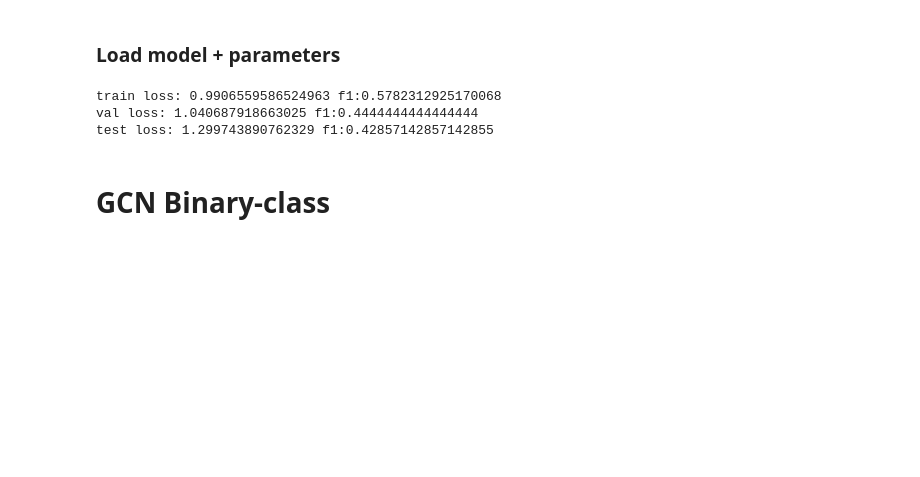
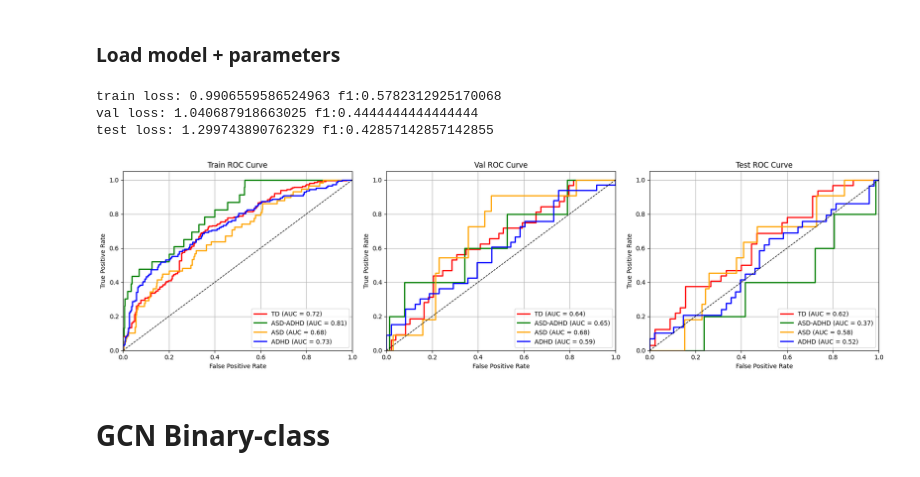
Before and after one commit to malt1114/Thesis_Neurodiversity, a Jupyter notebook: hpc/model training/Evaluation.ipynb, the cells around one changed output. Saved outputs shown, nothing was run; the diff lists cells and outputs as text; code cells hidden in the pictures; blank space fills up the shorter version.

Commit message:
graphs

```diff
--- a/hpc/model training/Evaluation.ipynb
+++ b/hpc/model training/Evaluation.ipynb
@@ -16,7 +21,11 @@ def make_interference(data, model, loss_name, loss_func):
     for batch in data:
         x, edge_index, edge_weight, structure = batch.x, batch.edge_index, batch.edge_attr, batch.batch
         y_hat = model.forward(x, edge_index, edge_weight, structure)
-        y_score += y_hat.tolist()
+
+        if loss_name != 'BCE':
+            y_score += y_hat.exp().tolist()
+        else:
+            y_score += y_hat.tolist()
 
         y = batch.y
         if loss_name == 'BCE':
@@ -85,27 +133,32 @@ test_loader = DataLoader(test_data,
 # %%
 gcn_multi_model = GCN(in_ = gcn_multi['num_of_features']['value'],
                       out_ = gcn_multi['num_of_classes']['value'],
                       layer_1_out = gcn_multi['hidden_channels_1']['value'],
                       dropout_rate = gcn_multi['dropout']['value'],
                       activation_ = gcn_multi['activation']['value'],
                       pool_ = gcn_multi['pool']['value'],
                       norm_ = gcn_multi['layer_norm']['value'],
                       out_func_ = gcn_multi['loss_name']['value'],
                       random_seed = gcn_multi['random_seed']['value'])
 gcn_multi_model.load_state_dict(torch.load("saved_models/GCN_Multi_absolute_weights_434.pt", weights_only=True, map_location=torch.device('cpu')))
 gcn_multi_model.eval()
 loss_func = get_loss_function(gcn_multi['loss_name']['value'])
 
-for n, d in [('train', train_loader), ('val', val_loader), ('test', test_loader)]:
-    l, f1 = make_interference(data = d,
-                          model = gcn_multi_model,
-                          loss_name = gcn_multi['loss_name']['value'],
-                          loss_func = loss_func)
+roc_curve_data = {}
+for n, d in [('train', train_loader),('val', val_loader), ('test', test_loader)]:
+    l, f1, y_score, y = make_interference(data = d,
+                                            model = gcn_multi_model,
+                                            loss_name = gcn_multi['loss_name']['value'],
+                                            loss_func = loss_func)
     print(f"{n} loss: {l} f1:{f1}")
+    roc_curve_data[n] = [y, y_score]
+
+plot_ruc(roc_curve_data, num_of_classes = 4)
 # %% [output]
 train loss: 0.9906559586524963 f1:0.5782312925170068
 val loss: 1.040687918663025 f1:0.4444444444444444
 test loss: 1.299743890762329 f1:0.42857142857142855
+[figure, added]
 # %% [markdown]
 # GCN Binary-class
 # %% [markdown]
```
Also changed, not shown: parts of 6 cells of this notebook, 1 other file.
